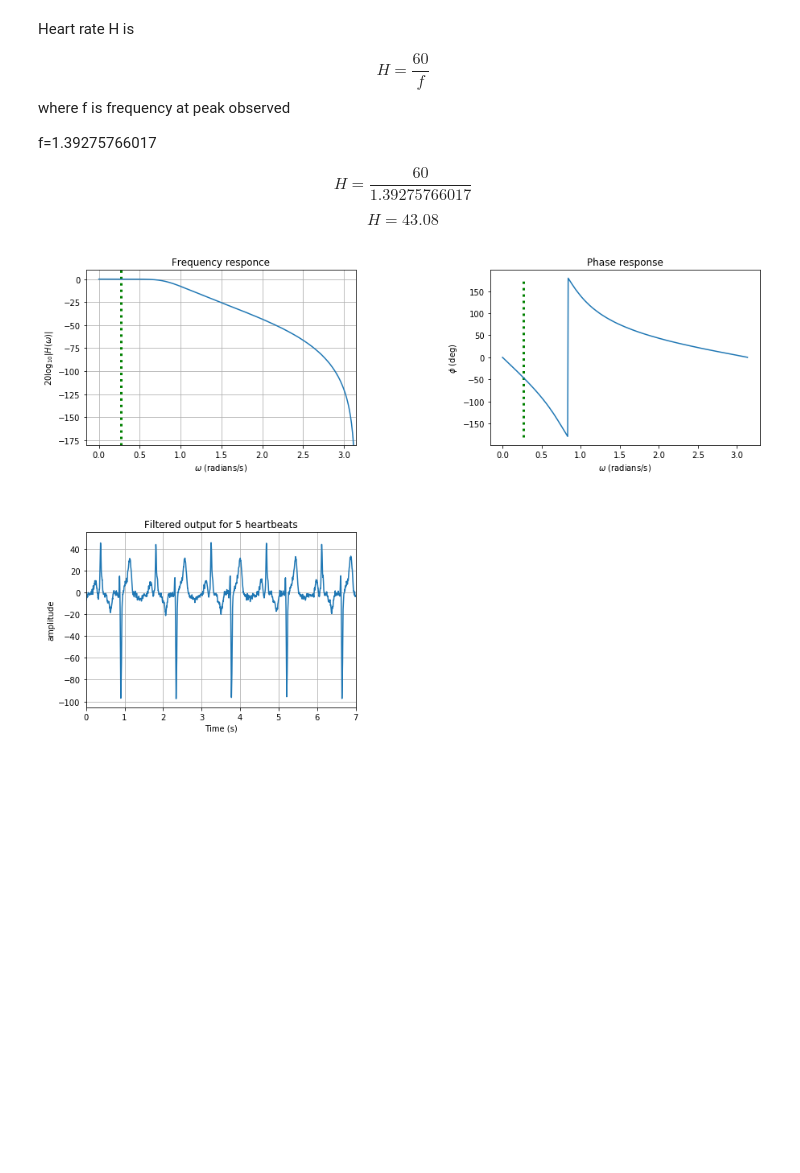
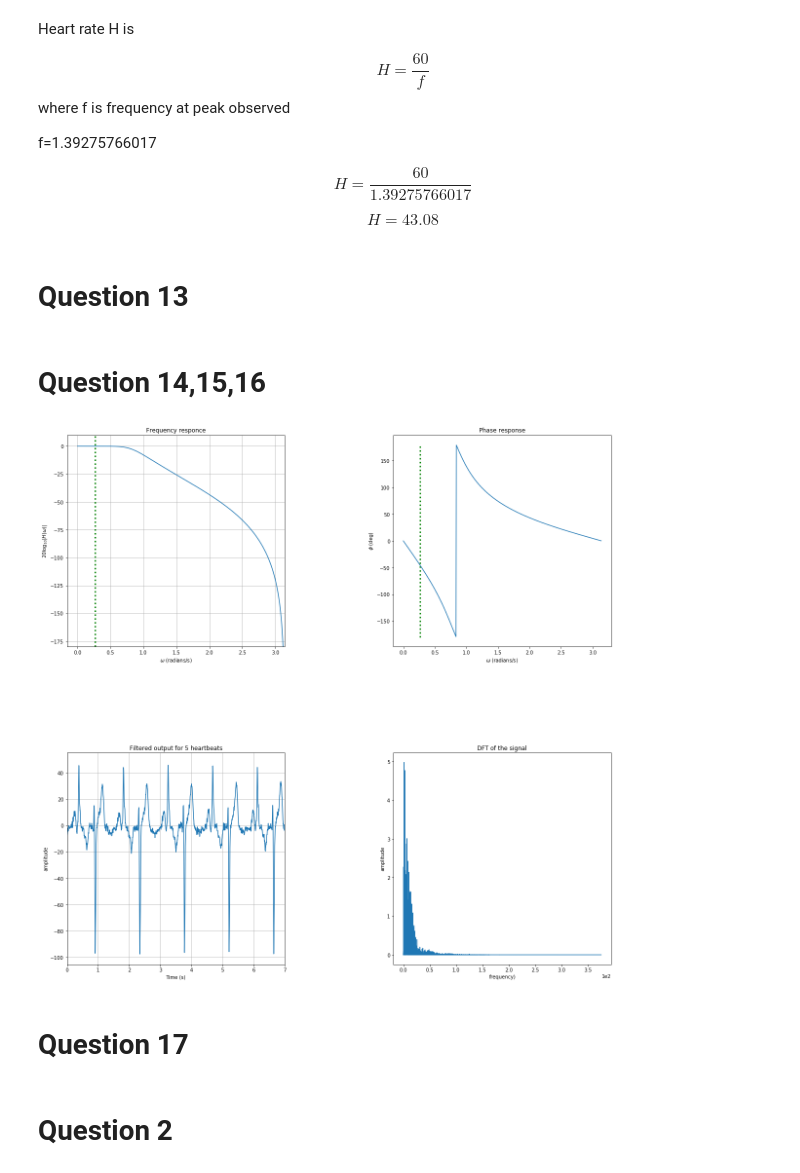
Before and after one commit to samidishashi/shashi-vardhan, a Jupyter notebook: 01SimpleExample.ipynb, the cells around one changed output. Drawn from its saved outputs; the diff is of its cells as text; code cells hidden in the pictures; blank space fills up the shorter version.

```diff
--- a/01SimpleExample.ipynb
+++ b/01SimpleExample.ipynb
@@ -132,16 +153,17 @@ f=1.39275766017
 $$H=\frac{60}{1.39275766017}$$
 
 $$H=43.08$$
+# %% [markdown]
+# Question 13
+# %% [markdown]
+# Question 14,15,16
 # %%
 from scipy import signal
 from __future__ import division
 from matplotlib import gridspec
 
 fig=plt.figure()
-fig.set_size_inches((15,10))
-
-gs = gridspec.GridSpec(2,2)
-gs.update( wspace=0.5, hspace=0.5)
+fig.set_size_inches((20,20))
 
 frequency=750
 Nyquest=frequency/2
@@ -149,32 +171,46 @@ cutoff= 100
 Wn=100/Nyquest
 b,a=signal.butter(4,Wn,btype='low',analog= False)
 w,h=signal.freqz(b,a)
 s=signal.lfilter(b,a,dataF)
 x=np.arange(0,43081/750.,1/750.)
 c = fig.add_subplot(plt.subplot(gs[0,0]))
 c.set_title('Frequency responce')
 c.plot(w, 20 * np.log10(abs(h)))
 c.set_ylabel(r"$ 20 \log_{10}|H(\omega)| $")
 c.set_xlabel(r'$\omega$ (radians/s)')
 c.set_xlim(xmax = np.pi)
 c.set_ylim(ymin=-180,ymax=10)
 c.vlines(Wn,-180,180,linestyles=':',color='g',lw=3.)
 c.grid()
 
 c= fig.add_subplot(plt.subplot(gs[0,1]))
 plt.plot(w,np.angle(h)/np.pi*180)
 c.set_title('Phase response')
 c.set_xlabel(r'$\omega$ (radians/s)')
 c.set_ylabel(r"$\phi $ (deg)")
 c.vlines(Wn,-180,180,linestyles=':',color='g',lw=3.)
 
 c = fig.add_subplot(plt.subplot(gs[1,0]))
 c.plot(x,s)
 c.set_xlim(xmax = 7, xmin =0)
 c.set_title('Filtered output for 5 heartbeats')
 c.set_ylabel("amplitude")
 c.set_xlabel('Time (s)')
+c.grid()
 
-c.grid()
+Length=len(s)
+fore=np.arange(0,750/2,750/43081.)
+YY=np.fft.fft(s)
+Pyy=abs(YY)/Length
+c= fig.add_subplot(plt.subplot(gs[1,1]))
+plt.plot(fore, Pyy[:21541])
+plt.title('DFT of the signal')
+plt.ylabel("amplitude")
+plt.xlabel('frequency)')
+plt.ticklabel_format(style='sci', axis='x', scilimits=(0,0))
 # %% [output]
-[figure, old version]
+[figure, new version]
+# %% [markdown]
+# Question 17
+# %% [markdown]
+# Question 2
```
Also changed, not shown: parts of 14 cells of this notebook.
